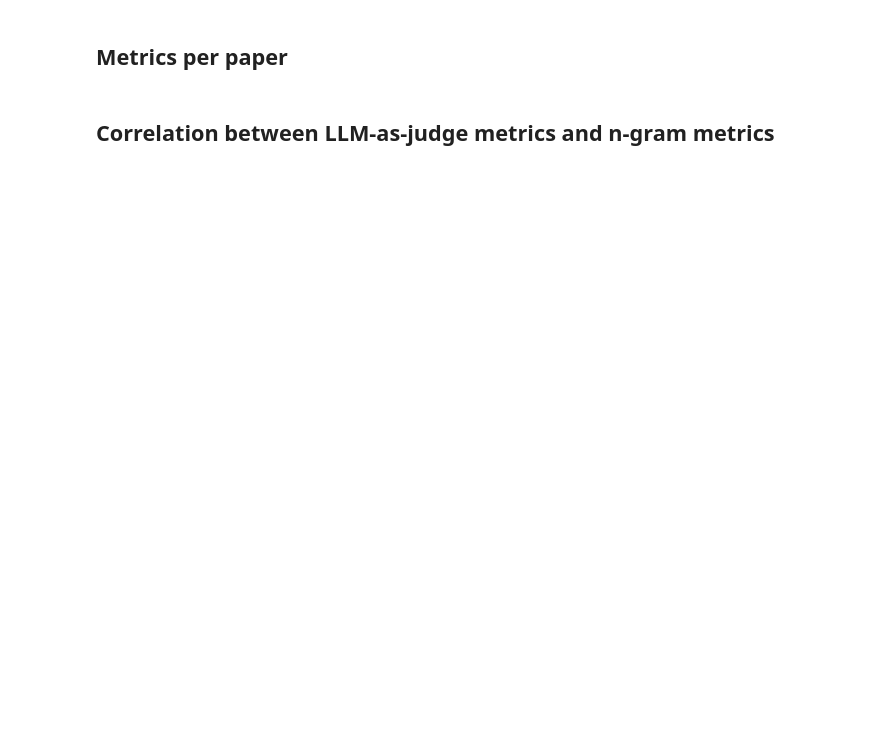
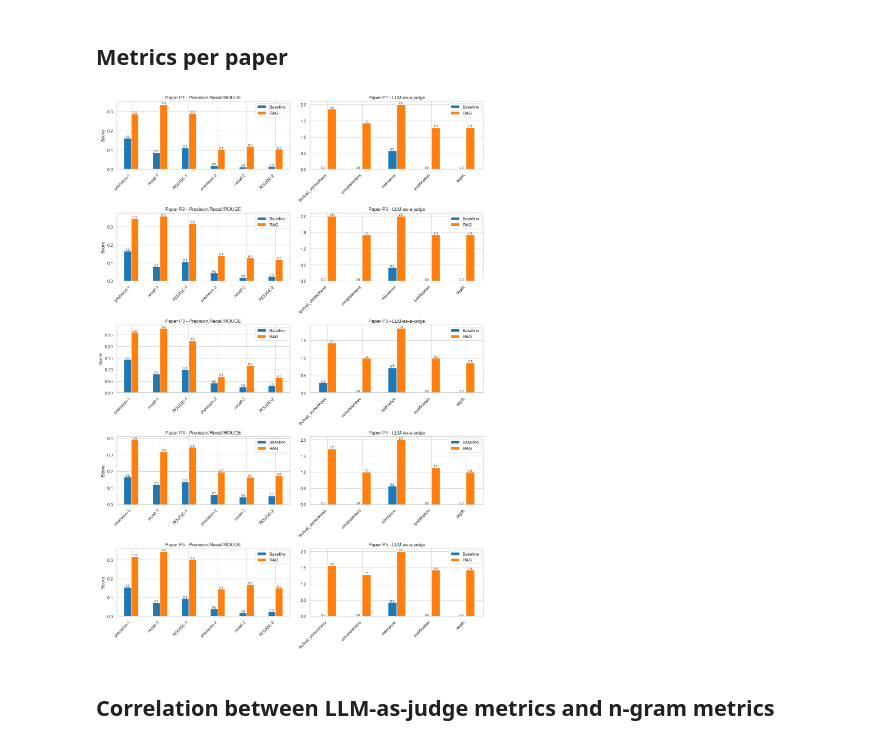
Before and after one commit to bennyhandball/Datenbanken, a Jupyter notebook: Experiment/evaluation.ipynb, the cells around one changed output. Drawn from its saved outputs; the diff is of its cells as text; code cells hidden in the pictures; blank space fills up the shorter version.

```diff
--- a/Experiment/evaluation.ipynb
+++ b/Experiment/evaluation.ipynb
@@ -86,26 +113,28 @@ plt.show()
 # %%
 papers = sorted(baseline['paper'].unique())
 fig, axes = plt.subplots(len(papers), 2, figsize=(14, 4*len(papers)))
 for idx, paper in enumerate(papers):
     b_group = baseline[baseline['paper']==paper]
     r_group = rag[rag['paper']==paper]
     avg_b_n = b_group[ngram_metrics].mean()
     avg_r_n = r_group[ngram_metrics].mean()
     avg_b_j = b_group[judge_metrics].mean()
     avg_r_j = r_group[judge_metrics].mean()
     pd.DataFrame({'Baseline': avg_b_n, 'RAG': avg_r_n}).plot(kind='bar', ax=axes[idx,0], color=[palette['Baseline'], palette['RAG']])
     axes[idx,0].set_ylabel('Score')
     axes[idx,0].set_title(f'Paper {paper} - Precision/Recall/ROUGE')
     pd.DataFrame({'Baseline': avg_b_j, 'RAG': avg_r_j}).plot(kind='bar', ax=axes[idx,1], color=[palette['Baseline'], palette['RAG']])
     axes[idx,1].set_title(f'Paper {paper} - LLM-as-a-judge')
     for ax in axes[idx]:
         for p in ax.patches:
             height = p.get_height()
-            label = f'{height:.1%}' if height <= 1 else f'{height:.1f}'
+            label = f'{height:.1f}' if height <= 1 else f'{height:.1f}'
             ax.annotate(label, (p.get_x()+p.get_width()/2., height), ha='center', va='bottom', fontsize=8)
         ax.set_xticklabels(ax.get_xticklabels(), rotation=45, ha='right')
 plt.tight_layout()
 plt.show()
+# %% [output]
+[figure, added]
 # %% [markdown]
 ## Correlation between LLM-as-judge metrics and n-gram metrics
 # %%
```
Also changed, not shown: parts of 9 cells of this notebook, 10 other files.
